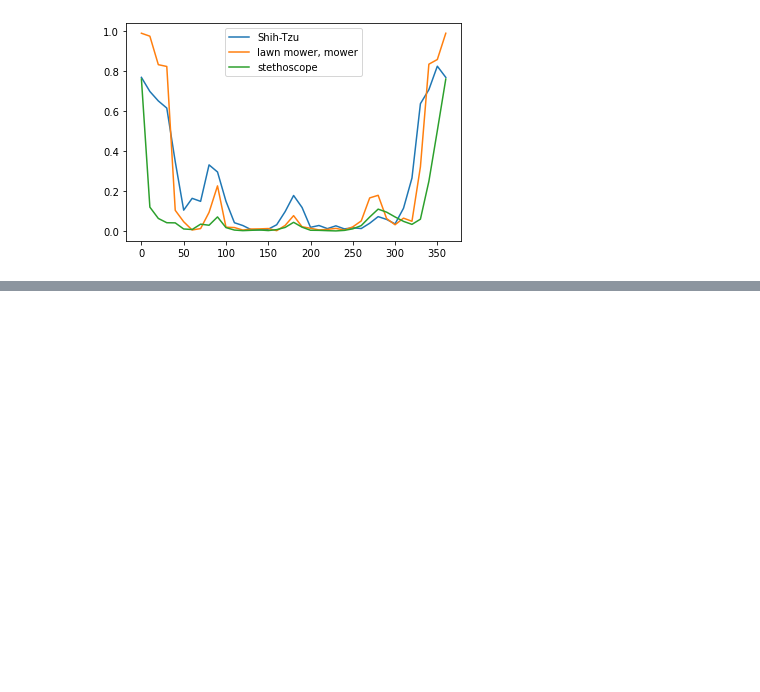
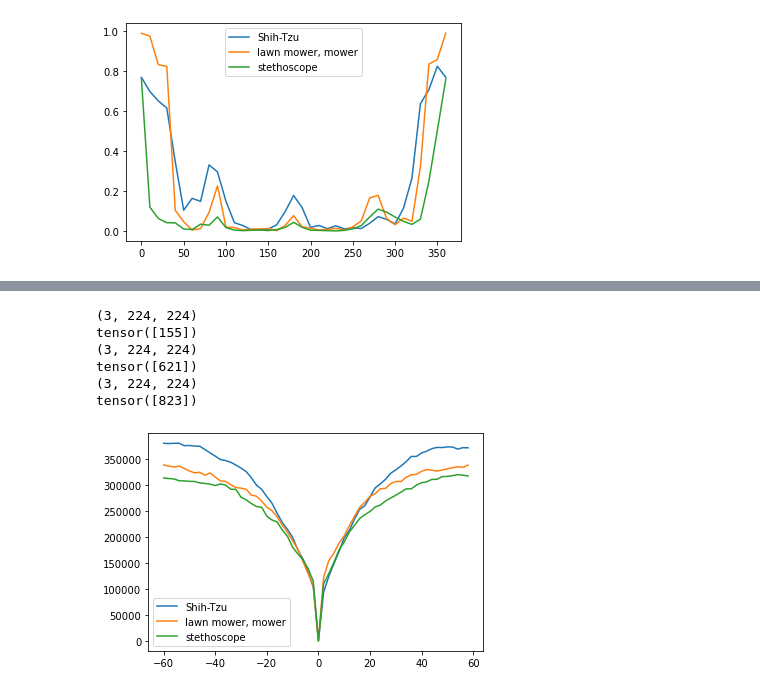
Before and after one commit to tathagatoroy/SMAI-Project, a Jupyter notebook: experiments/featureInvariance.ipynb, the cells around one changed output, grey strips where cells are left out. Cells and saved outputs as stored; diff of their text form; code cells hidden in the pictures; blank space fills up the shorter version.

```diff
--- a/experiments/featureInvariance.ipynb
+++ b/experiments/featureInvariance.ipynb
@@ -186,0 +274,12 @@ def graphZoom(rots, b, d, model, label):
+# %%
+getRotationFeatureVector(shihTzu, 60, model, 28)
+getRotationFeatureVector(lawnMower, 60, model, 28)
+getRotationFeatureVector(steth, 60, model, 28)
+# %% [output]
+(3, 224, 224)
+tensor([155])
+(3, 224, 224)
+tensor([621])
+(3, 224, 224)
+tensor([823])
+[figure, added]
```
Also changed, not shown: parts of 14 cells of this notebook, 7 other files.
